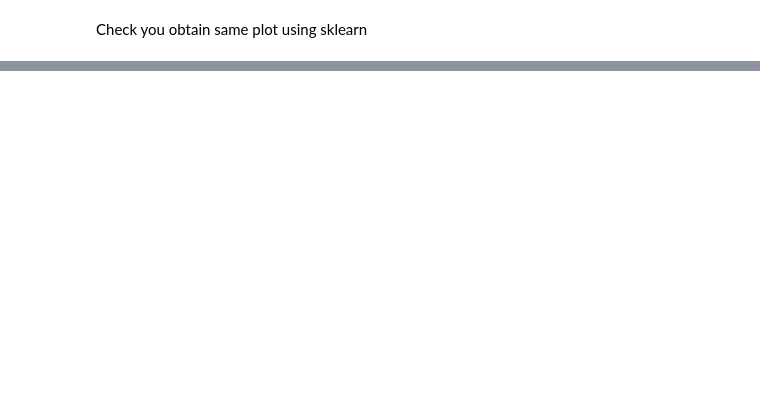
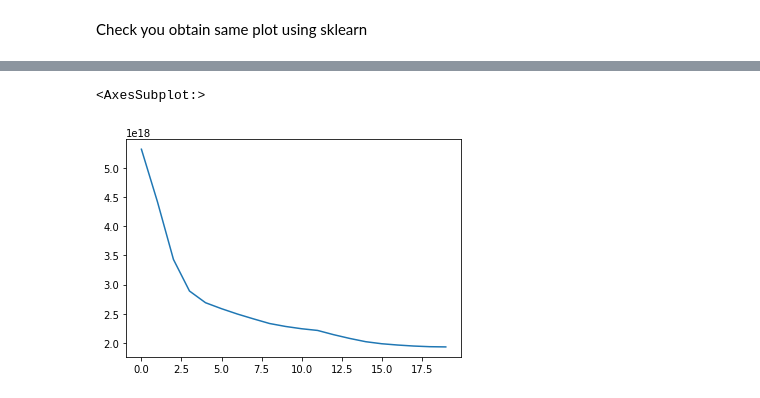
Before and after one commit to nefagi-01/DIAS-semester-project, a Jupyter notebook: Sketching.ipynb, the cells around one changed output, grey strips where cells are left out. Cells and saved outputs as stored; diff of their text form; code cells hidden in the pictures; blank space fills up the shorter version.

```diff
--- a/Sketching.ipynb
+++ b/Sketching.ipynb
@@ -344,0 +348,5 @@ sns.lineplot(data = L_list)
+# %%
+sns.lineplot(data = inertia_list)
+# %% [output]
+<AxesSubplot:>
+[figure, added]
```
Also changed, not shown: parts of 5 cells of this notebook, 1 other file.
